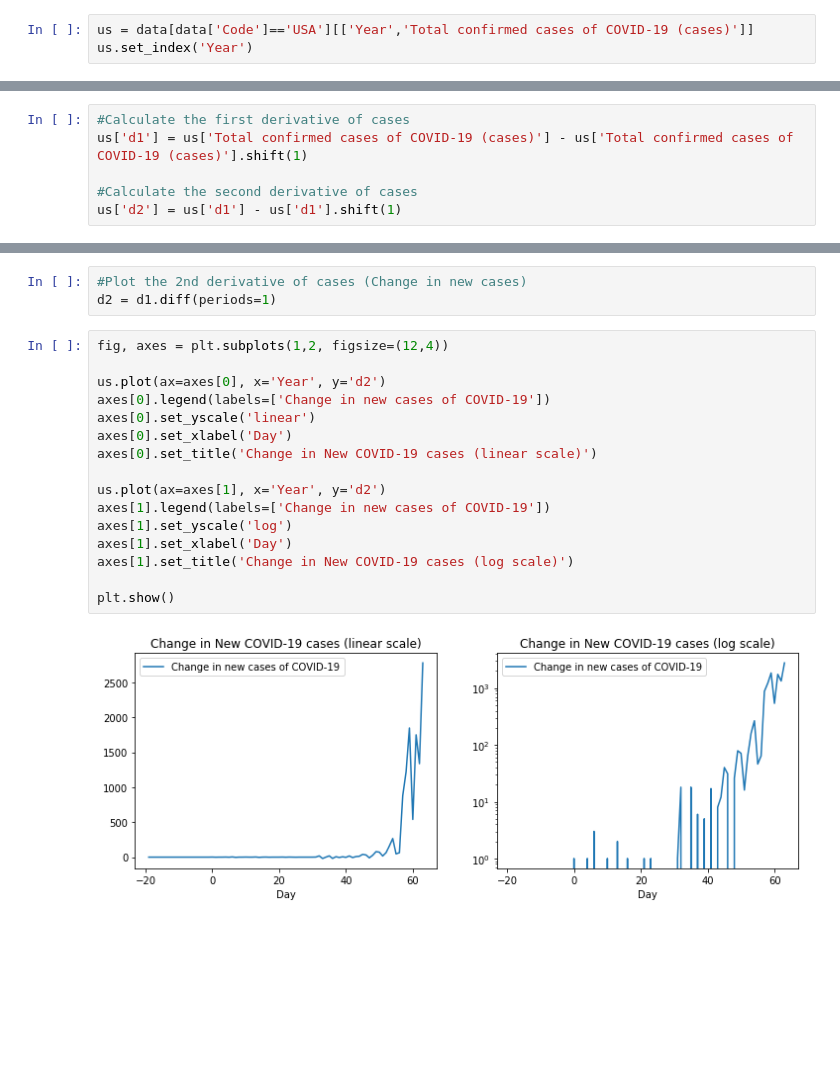
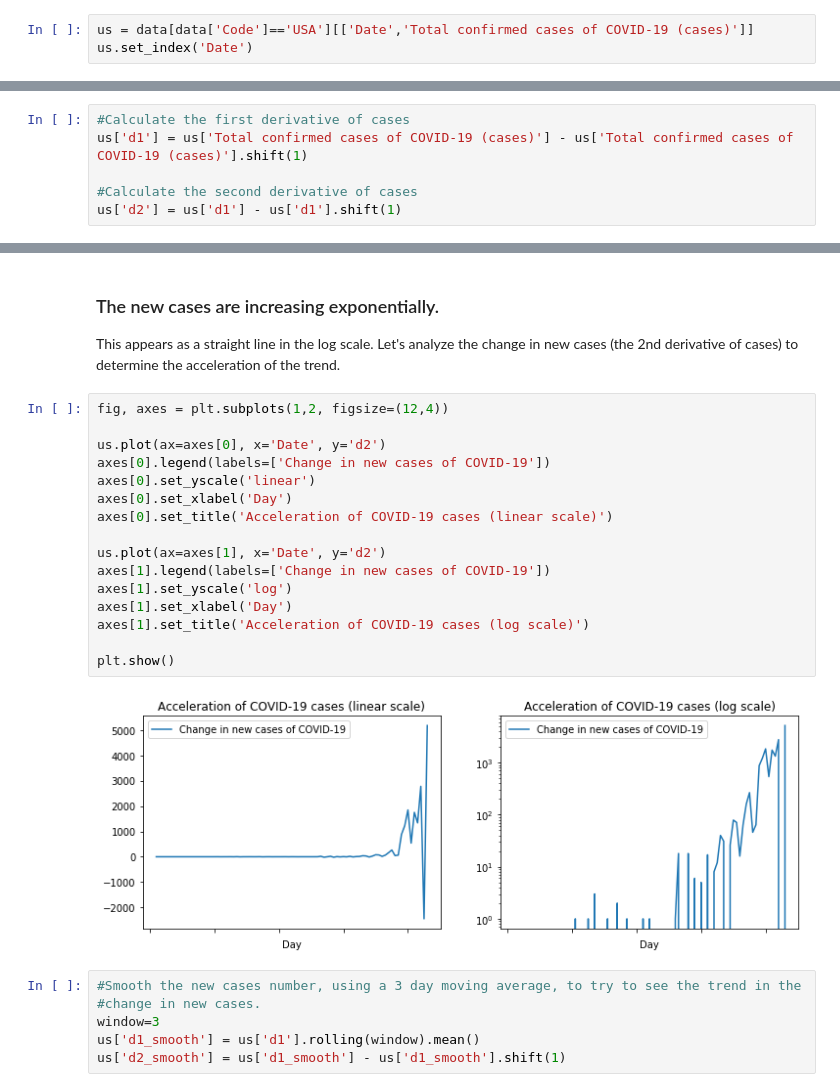
Before and after one commit to snives/Covid19, a Jupyter notebook: Covid19.ipynb, the cells around one changed output, grey strips where cells are left out. Saved outputs shown, nothing was run; the diff lists cells and outputs as text; blank space fills up the shorter version.

Commit message:
Updated data Added smoothing to the acceleration of cases for easier identification of a trend.

```diff
--- a/Covid19.ipynb
+++ b/Covid19.ipynb
@@ -15,7 +15,7 @@ import matplotlib.pyplot as plt
 # %%
 data = pd.read_csv("covid-confirmed-cases-since-100th-case.csv")
 # %%
-us = data[data['Code']=='USA'][['Year','Total confirmed cases of COVID-19 (cases)']]
-us.set_index('Year')
+us = data[data['Code']=='USA'][['Date','Total confirmed cases of COVID-19 (cases)']]
+us.set_index('Date')
 # %% [output]
 |  | Total confirmed cases of COVID-19... |
@@ -78,21 +78,27 @@ plt.show()
-# %%
-#Plot the 2nd derivative of cases (Change in new cases)
-d2 = d1.diff(periods=1)
+# %% [markdown]
+### The new cases are increasing exponentially.
+This appears as a straight line in the log scale.  Let's analyze the change in new cases (the 2nd derivative of cases) to determine the acceleration of the trend.
 # %%
 fig, axes = plt.subplots(1,2, figsize=(12,4))
 
-us.plot(ax=axes[0], x='Year', y='d2')
+us.plot(ax=axes[0], x='Date', y='d2')
 axes[0].legend(labels=['Change in new cases of COVID-19'])
 axes[0].set_yscale('linear')
 axes[0].set_xlabel('Day')
-axes[0].set_title('Change in New COVID-19 cases (linear scale)')
+axes[0].set_title('Acceleration of COVID-19 cases (linear scale)')
 
-us.plot(ax=axes[1], x='Year', y='d2')
+us.plot(ax=axes[1], x='Date', y='d2')
 axes[1].legend(labels=['Change in new cases of COVID-19'])
 axes[1].set_yscale('log')
 axes[1].set_xlabel('Day')
-axes[1].set_title('Change in New COVID-19 cases (log scale)')
+axes[1].set_title('Acceleration of COVID-19 cases (log scale)')
 
 plt.show()
 # %% [output]
-[figure, old version]
+[figure, new version]
+# %%
+#Smooth the new cases number, using a 3 day moving average, to try to see the trend in the
+#change in new cases.
+window=3
+us['d1_smooth'] = us['d1'].rolling(window).mean()
+us['d2_smooth'] = us['d1_smooth'] - us['d1_smooth'].shift(1)
```
Also changed, not shown: parts of 5 cells of this notebook, 1 other file.
